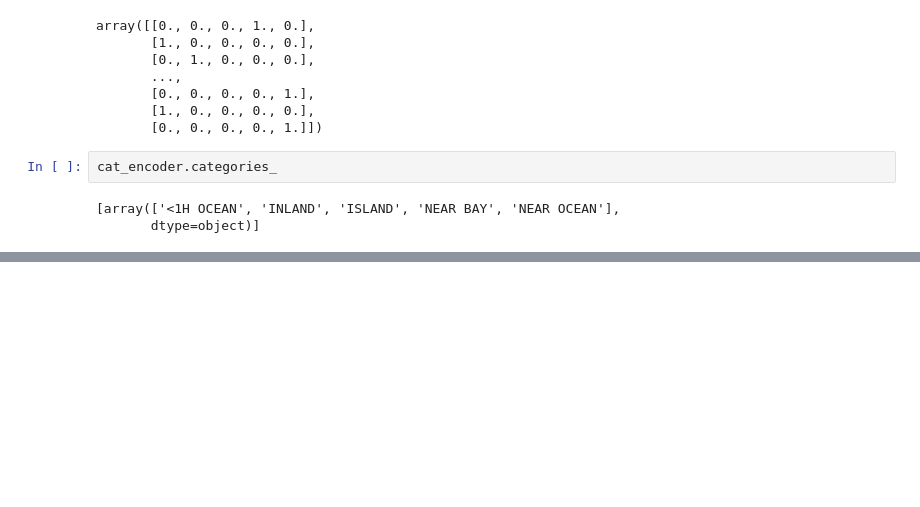
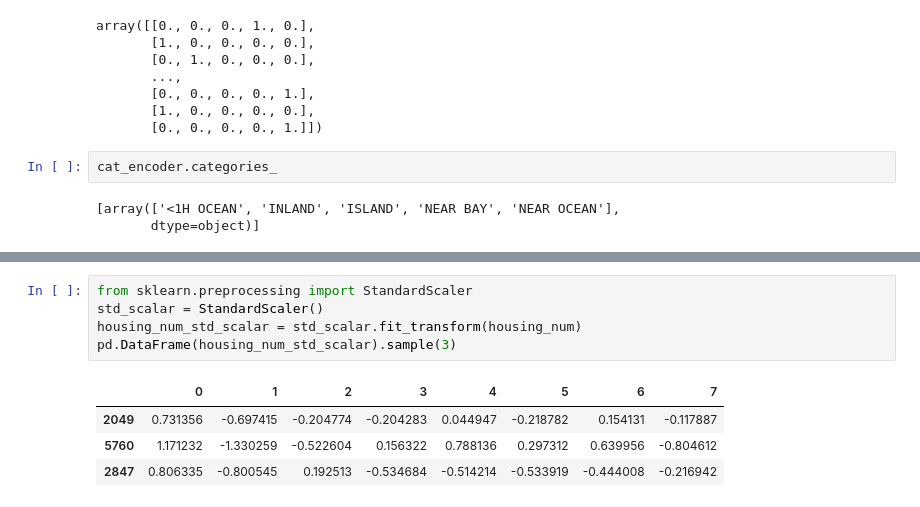
Before and after one commit to JPL-JUNO/Hands-on-Machine-Learning-HOML, a Jupyter notebook: chapter/chapter2.ipynb, the cells around one changed output, grey strips where cells are left out. Cells and saved outputs as stored; diff of their text form; blank space fills up the shorter version.

```diff
--- a/chapter/chapter2.ipynb
+++ b/chapter/chapter2.ipynb
@@ -371,0 +383,10 @@ cat_encoder.categories_
+# %%
+from sklearn.preprocessing import StandardScaler
+std_scalar = StandardScaler()
+housing_num_std_scalar = std_scalar.fit_transform(housing_num)
+pd.DataFrame(housing_num_std_scalar).sample(3)
+# %% [output]
+|  | 0 | 1 | 2 | 3 | 4 | 5 | 6 | 7 |
+| 2049 | 0.731356 | -0.697415 | -0.204774 | -0.204283 | 0.044947 | -0.218782 | 0.154131 | -0.117887 |
+| 5760 | 1.171232 | -1.330259 | -0.522604 | 0.156322 | 0.788136 | 0.297312 | 0.639956 | -0.804612 |
+| 2847 | 0.806335 | -0.800545 | 0.192513 | -0.534684 | -0.514214 | -0.533919 | -0.444008 | -0.216942 |
```
Also changed, not shown: parts of 3 cells of this notebook, 1 other file.
